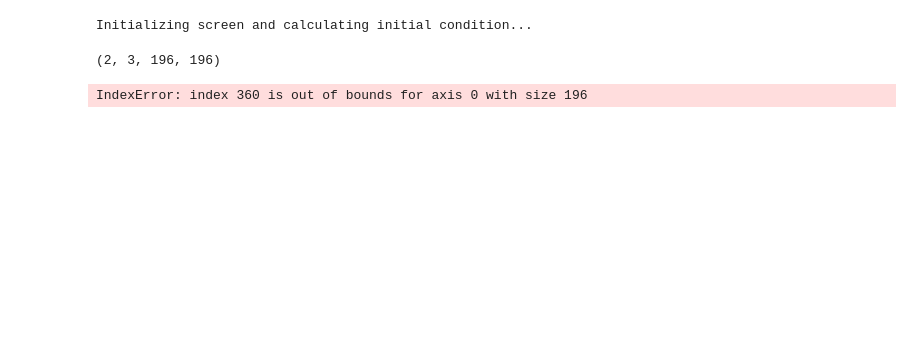
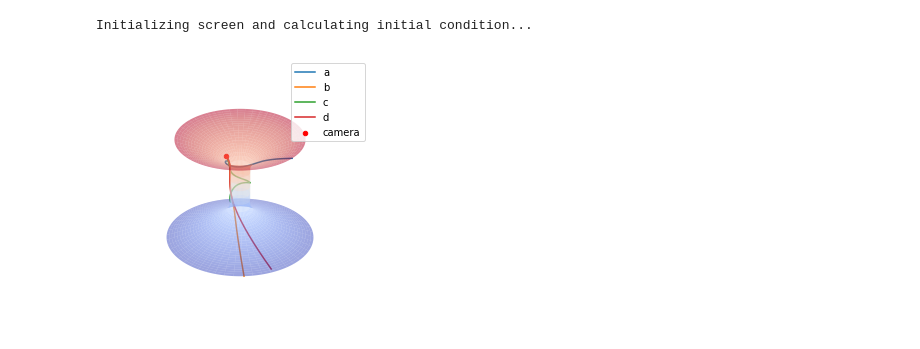
Before and after one commit to JelleVDS/Bachelorproef, a Jupyter notebook: Untitled.ipynb, the cells around one changed output. Drawn from its saved outputs; the diff is of its cells as text; code cells hidden in the pictures; blank space fills up the shorter version.

Commit message:
updates
changed colorscheme embedding
added file for making picture
added pics

```diff
--- a/Untitled.ipynb
+++ b/Untitled.ipynb
@@ -15,10 +15,10 @@ import RungeKutta as rk
 # %%
 path = os.getcwd()
 # %%
-Par = np.array([0.43/1.42953, 8.6, 4.3]) # M, rho, a parameters wormhole
+Par = np.array([0.43/1.42953, 8.6, 6]) # M, rho, a parameters wormhole
 q0 = np.array([12, np.pi, np.pi/2])
-t_end = 100
+t_end = 90
 N = 5000
-Nz = 100
-Ny = 200
+Nz = 50
+Ny = 100
 # %%
@@ -26,20 +26,22 @@ sol = w.simulate_raytracer_fullpath(t_end, Par, q0, N, Nz = 14**2, Ny = 14**2, m
 # %% [output]
 Initializing screen and calculating initial condition...
 # %%
-Motion1 = sol[-1]
-print(Motion1.shape)
+# Motion1 = sol[-1]
+# print(Motion1.shape)
+np.save('motion', Motion1)
+Motion = np.load('motion.npy')
-# %% [output]
-(2, 3, 196, 196)
 # %%
+%matplotlib inline
+import WormholeGraphics as wg
 Geo_label = ['a', 'b', 'c', 'd']
 #Geo_Sel = None
-#Geo_Sel = [[20,25],[65,15],[71,58],[145,142]]
+Geo_Sel = [[7,75],[90,65],[50,50],[71,71]]
 #Geo_Sel = [[68,200]] #noise symplectic [0.8/1.42953, 8.6*2/3, 4.3*2/3] [12, np.pi, np.pi/2]
-Geo_Sel = [[360, 199]] #noise RK [0.8/1.42953, 8.6*2/3, 4.3*2/3] [12, np.pi, np.pi/2]
+#Geo_Sel = [[360, 199]] #noise RK [0.8/1.42953, 8.6*2/3, 4.3*2/3] [12, np.pi, np.pi/2]
 if Geo_Sel == None:
     Geo_txt = ""
 else:
     Geo_txt = str(Geo_Sel)
-wg.gdsc(sol, Par, "Pictures/Noise "+Geo_txt+" DNeg scipy RK45"+str(Par)+" "+str(q0)+".png", path, Geo_label, Geo_Sel)
+wg.gdsc(Motion, Par, "Pictures/geodesics "+Geo_txt+" DNeg Sympl"+str(Par)+" "+str(q0)+".png", path, Geo_label, Geo_Sel)
 # %% [output]
-IndexError: index 360 is out of bounds for axis 0 with size 196
+[figure, added]
```
Also changed, not shown: parts of 2 cells of this notebook, 26 other files.
